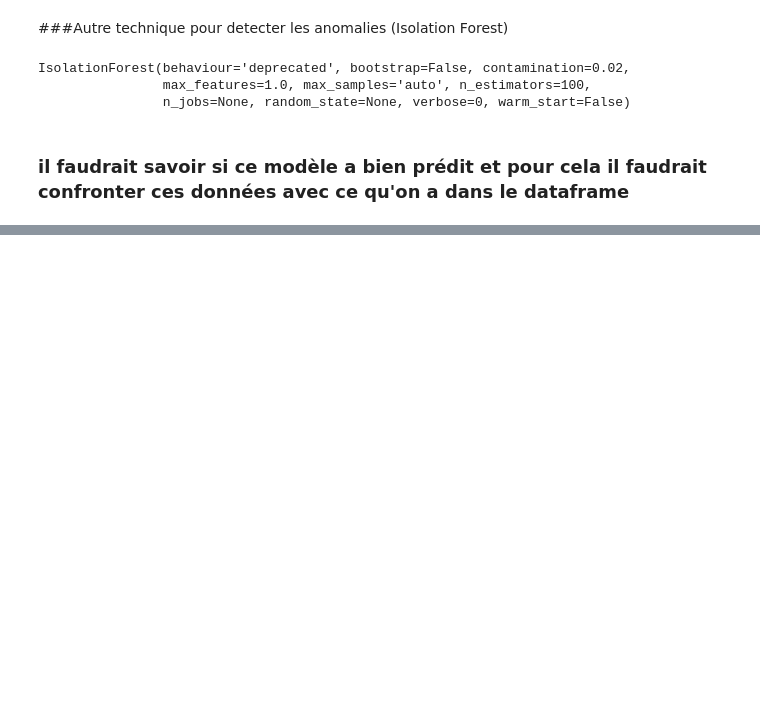
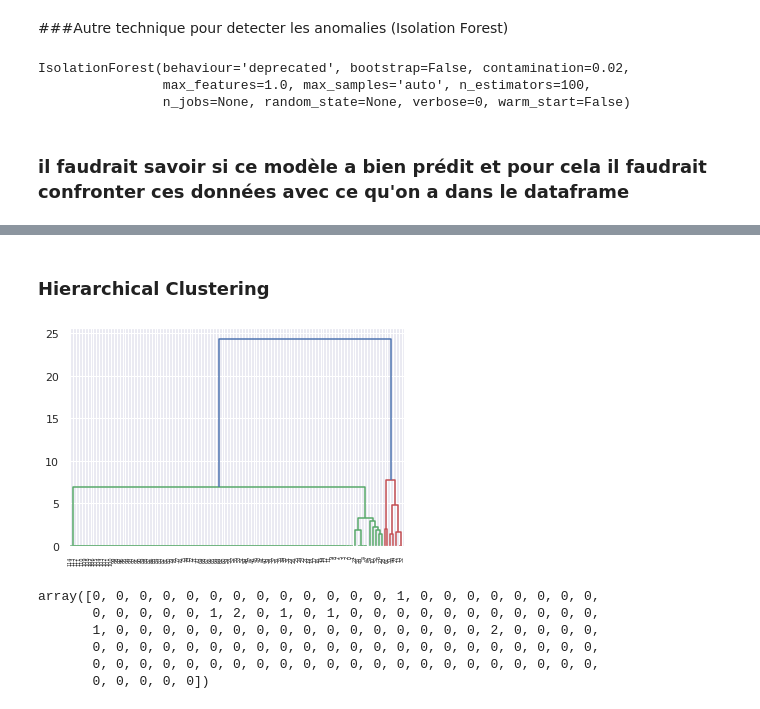
Before and after one commit to pfolaa/dsti-labs, a Jupyter notebook: fraud_detection.ipynb, the cells around one changed output, grey strips where cells are left out. Drawn from its saved outputs; the diff is of its cells as text; code cells hidden in the pictures; blank space fills up the shorter version.

```diff
--- a/fraud_detection.ipynb
+++ b/fraud_detection.ipynb
@@ -2862,0 +2221,23 @@ plt.show()
+# %% [markdown]
+### Hierarchical Clustering
+# %%
+from sklearn.cluster import AgglomerativeClustering
+import scipy.cluster.hierarchy as sch
+
+# créons un dendogramme
+dendogram = sch.dendrogram(sch.linkage(list_resultats, method='ward'))
+# %% [output]
+[figure, added]
+# %%
+# effectuons le clustering
+hc = AgglomerativeClustering(n_clusters=3, affinity='euclidean', linkage='ward')
+# mettre chaque data point dans un cluster
+y_hc = hc.fit_predict(list_resultats)
+y_hc
+# %% [output]
+array([0, 0, 0, 0, 0, 0, 0, 0, 0, 0, 0, 0, 0, 1, 0, 0, 0, 0, 0, 0, 0, 0,
+       0, 0, 0, 0, 0, 1, 2, 0, 1, 0, 1, 0, 0, 0, 0, 0, 0, 0, 0, 0, 0, 0,
+       1, 0, 0, 0, 0, 0, 0, 0, 0, 0, 0, 0, 0, 0, 0, 0, 0, 2, 0, 0, 0, 0,
+       0, 0, 0, 0, 0, 0, 0, 0, 0, 0, 0, 0, 0, 0, 0, 0, 0, 0, 0, 0, 0, 0,
+       0, 0, 0, 0, 0, 0, 0, 0, 0, 0, 0, 0, 0, 0, 0, 0, 0, 0, 0, 0, 0, 0,
+       0, 0, 0, 0, 0])
```
Also changed, not shown: parts of 84 cells of this notebook.
